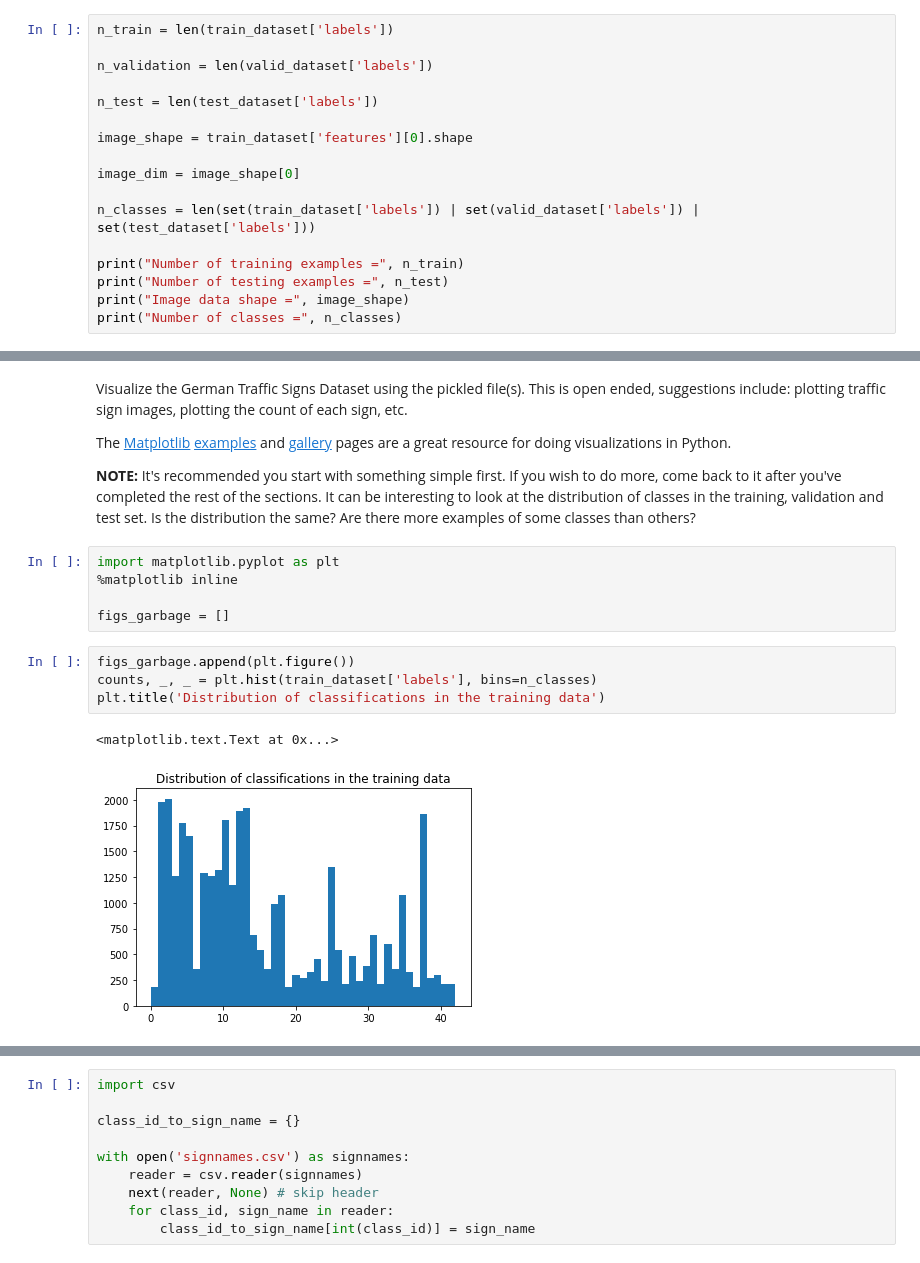
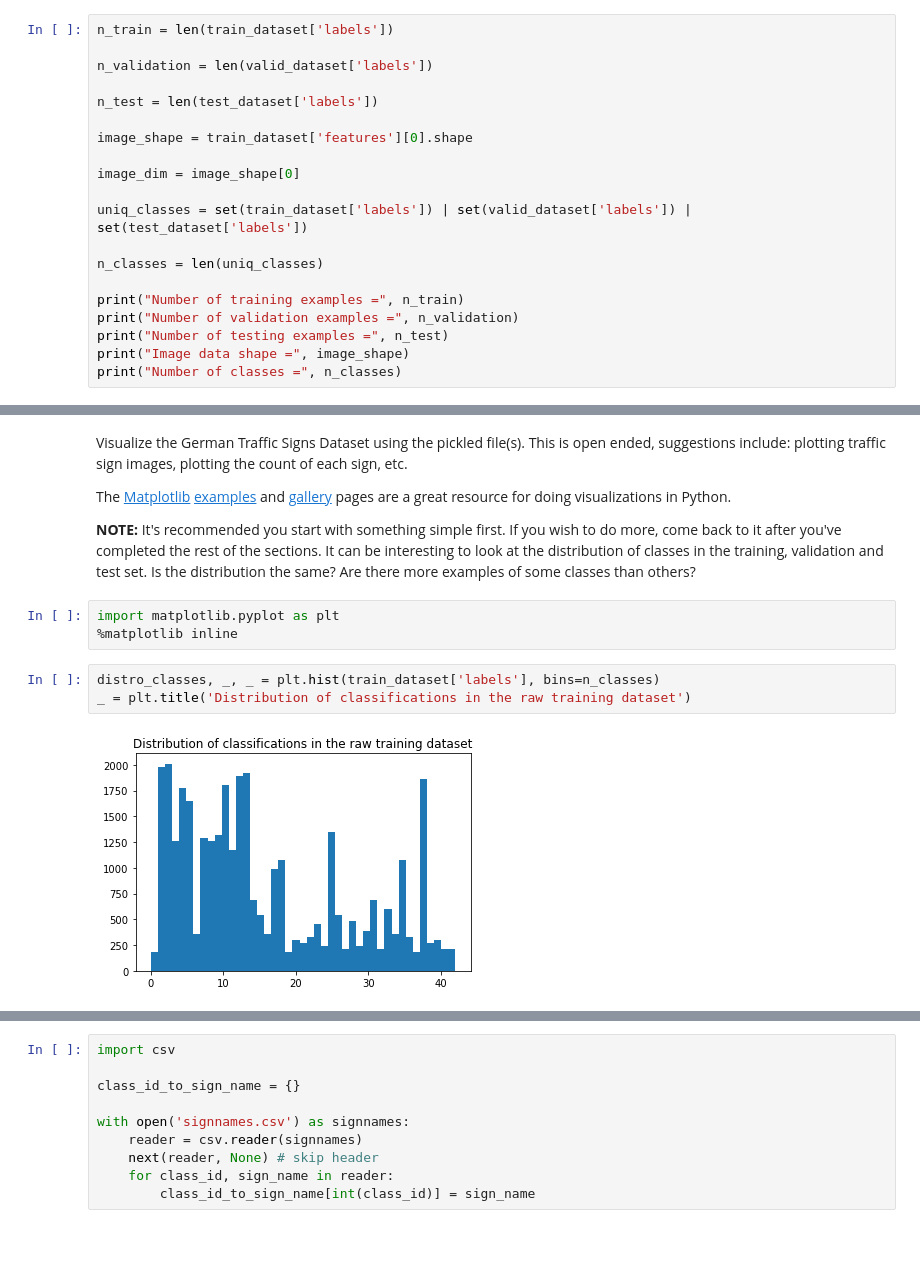
Before and after one commit to ysono/CarND-T1P2-Traffic-Sign-Classifier-Project, a Jupyter notebook: Traffic_Sign_Classifier.ipynb, the cells around one changed output, grey strips where cells are left out. Saved outputs shown, nothing was run; the diff lists cells and outputs as text.

```diff
--- a/Traffic_Sign_Classifier.ipynb
+++ b/Traffic_Sign_Classifier.ipynb
@@ -67,9 +67,12 @@ image_shape = train_dataset['features'][0].shape
 
 image_dim = image_shape[0]
 
-n_classes = len(set(train_dataset['labels']) | set(valid_dataset['labels']) | set(test_dataset['labels']))
+uniq_classes = set(train_dataset['labels']) | set(valid_dataset['labels']) | set(test_dataset['labels'])
+
+n_classes = len(uniq_classes)
 
 print("Number of training examples =", n_train)
+print("Number of validation examples =", n_validation)
 print("Number of testing examples =", n_test)
 print("Image data shape =", image_shape)
 print("Number of classes =", n_classes)
@@ -89,12 +93,8 @@ The [Matplotlib](http://matplotlib.org/) [examples](http://matplotlib.org/exampl
 # %%
 import matplotlib.pyplot as plt
 %matplotlib inline
-
-figs_garbage = []
 # %%
-figs_garbage.append(plt.figure())
-counts, _, _ = plt.hist(train_dataset['labels'], bins=n_classes)
-plt.title('Distribution of classifications in the training data')
+distro_classes, _, _ = plt.hist(train_dataset['labels'], bins=n_classes)
+_ = plt.title('Distribution of classifications in the raw training dataset')
 # %% [output]
-<matplotlib.text.Text at 0x...>
-[figure, old version]
+[figure, new version]
```
Also changed, not shown: parts of 30 cells of this notebook, 1 other file.
